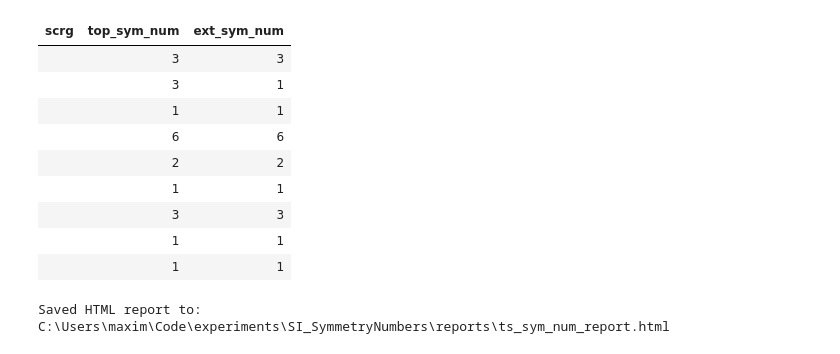
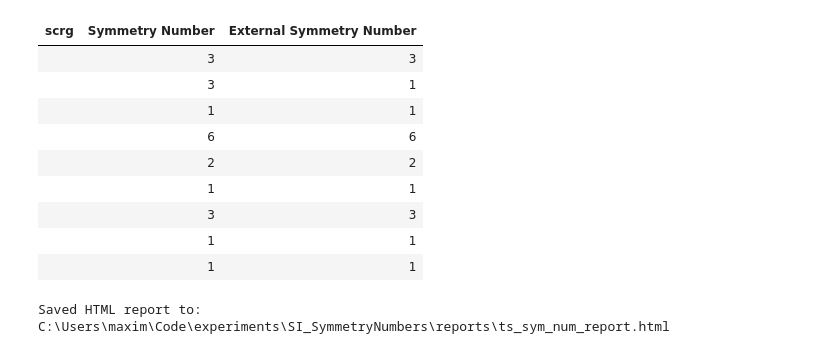
Before and after one commit to maxim-papusha/Experiments-SymmetryNumbers, a Jupyter notebook: notebooks/ts_sym_num.ipynb, the cells around one changed output. Saved outputs shown, nothing was run; the diff lists cells and outputs as text; code cells hidden in the pictures.

```diff
--- a/notebooks/ts_sym_num.ipynb
+++ b/notebooks/ts_sym_num.ipynb
@@ -281,8 +281,8 @@ cases = [
 rows = [
     {
         "scrg": scrg,
-        "top_sym_num": symmetry_number(ts_graph),
-        "ext_sym_num": external_symmetry_number(ts_graph),
+        "Symmetry Number": symmetry_number(ts_graph),
+        "External Symmetry Number": external_symmetry_number(ts_graph),
     }
     for _, scrg in cases
     for ts_graph in (scrg.ts(),)
@@ -290,11 +290,15 @@ rows = [
 
 df_ts_symmetry = pd.DataFrame(rows)
 if not df_ts_symmetry.empty:
-    df_ts_symmetry["top_sym_num"] = df_ts_symmetry["top_sym_num"].astype("Int64")
-    df_ts_symmetry["ext_sym_num"] = df_ts_symmetry["ext_sym_num"].astype("Int64")
+    df_ts_symmetry["Symmetry Number"] = df_ts_symmetry["Symmetry Number"].astype(
+        "Int64"
+    )
+    df_ts_symmetry["External Symmetry Number"] = df_ts_symmetry[
+        "External Symmetry Number"
+    ].astype("Int64")
 
 styled_ts_symmetry = (
-    df_ts_symmetry[["scrg", "top_sym_num", "ext_sym_num"]]
+    df_ts_symmetry[["scrg", "Symmetry Number", "External Symmetry Number"]]
     .style.hide(axis="index")
     .format(
         {
@@ -306,34 +310,34 @@ styled_ts_symmetry = (
     .set_table_styles(
         [
             {"selector": "table", "props": [("border-collapse", "collapse")]},
             {
                 "selector": "th:not(:last-child), td:not(:last-child)",
                 "props": [("border-right", "1px solid #b0b0b0")],
             },
             {"selector": "th", "props": [("text-align", "left")]},
         ]
     )
 )
 
 table_html = styled_ts_symmetry.to_html()
 html_document = (
     "<!DOCTYPE html><html lang='en'><head><meta charset='utf-8'>"
     "<title>TS Symmetry Report</title></head><body>"
     f"<div style='overflow-x:auto'>{table_html}</div></body></html>"
 )
 project_root = next(
     candidate
     for candidate in (Path.cwd().resolve(), *Path.cwd().resolve().parents)
     if (candidate / "pyproject.toml").exists()
 )
 output_html_path = project_root / "reports" / "ts_sym_num_report.html"
 output_html_path.parent.mkdir(parents=True, exist_ok=True)
 output_html_path.write_text(html_document, encoding="utf-8")
 
 display(HTML(f"<div style='overflow-x:auto'>{table_html}</div>"))
 print(f"Saved HTML report to: {output_html_path.resolve()}")
 # %% [output]
-| scrg | top_sym_num | ext_sym_num |
+| scrg | Symmetry Number | External Symmetry Number |
 |  | 3 | 3 |
 |  | 3 | 1 |
 |  | 1 | 1 |
```
Also changed, not shown: 13 other files.
